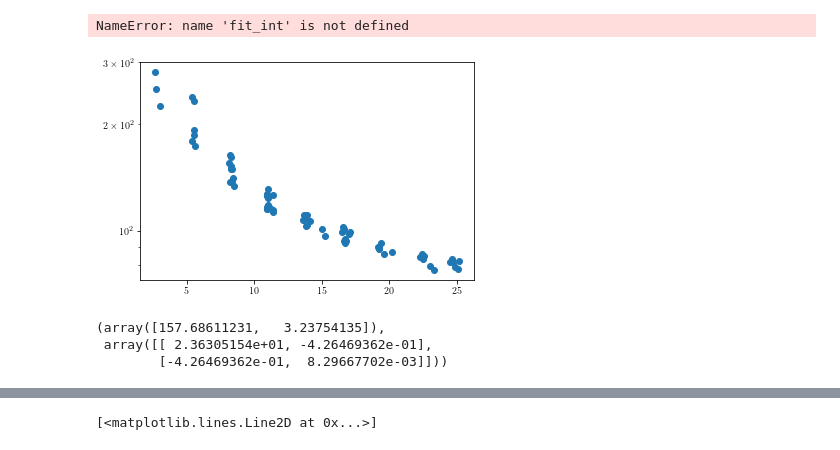
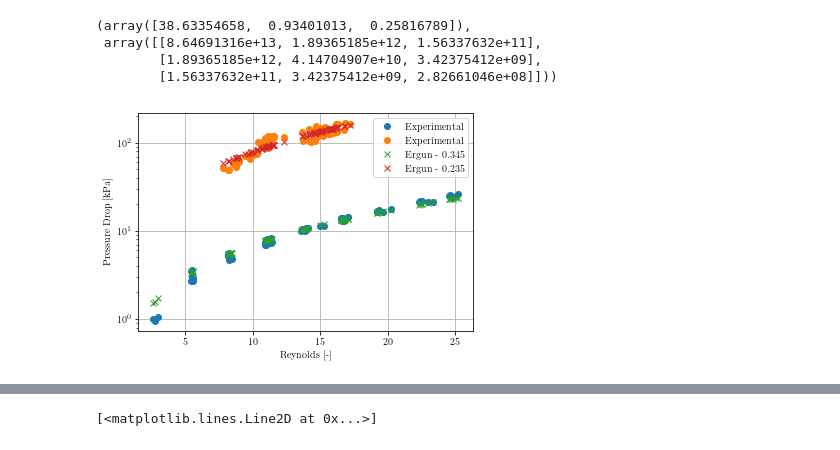
Before and after one commit to gfidelisp/Jupyter, a Jupyter notebook: Codemig/Pressure Drop/Pressur Drop/Results_Henrique/Untitled.ipynb, the cells around one changed output, grey strips where cells are left out. Drawn from its saved outputs; the diff is of its cells as text; code cells hidden in the pictures.

```diff
--- a/Codemig/Pressure Drop/Pressur Drop/Results_Henrique/Untitled.ipynb
+++ b/Codemig/Pressure Drop/Pressur Drop/Results_Henrique/Untitled.ipynb
@@ -12,7 +12,7 @@ from scipy.optimize import curve_fit
 rc('text',usetex = True)
 rc('font', family='serif',size = 12)
 # %%
-Data = xlrd.open_workbook('Results.xlsx') #Import inputs File
+Data = xlrd.open_workbook('Results_.xlsx') #Import inputs File
 Inputs = Data.sheet_by_name('Data')
 
 vs   = array(Inputs.col_values(0)) #Import AMR Length [mm]
@@ -40,3 +26,9 @@ plt.savefig('dP.png',format = 'png', dpi=500,bbox_inches='tight')
+# %%
+Inputs = Data.sheet_by_name('Data_8')
+
+vs_8   = array(Inputs.col_values(0)) #Import AMR Length [mm]
+dP_8   = array(Inputs.col_values(1)) #Import AMR Height [mm]
+Re_8   = array(Inputs.col_values(2)) #Import AMR Length [mm]
 # %%
 L = 50*10**-3
 rho = 1000
@@ -44,17 +36,3 @@ d_p = 290*10**-6
-# %%
-plt.semilogy(Re_HB,dP*1000/L*2*d_p/(rho*vs**2),'o',label = 'Hot Blow')
-#plt.plot(Re_CB,dP_CB*1000/L*2*d_p/(rho*vs_CB**2),'o',label = 'Cold Blow')
-plot(Re_HB,fit_int(vs,150,1.75)*(50*10**-3)/1000*1000/L*2*d_p/(rho*vs**2),'x',label = 'Ergun')
-#plot(Re_HB,fit_int(vs,9/4*150,3/2*1.75)*(50*10**-3)/1000*1000/L*2*d_p/(rho*vs**2),'x',label = 'Ergun (?)')
-plot(Re_HB,fit_int(vs,Coef[0][0],Coef[0][1])*(50*10**-3)/1000*1000/L*2*d_p/(rho*vs**2),'x',label = 'Modified')
-plt.legend()
-plt.grid()
-plt.xlabel('Reynolds [-]')
-plt.ylabel('f$_\mathrm{D}$ [-]')
-plt.savefig('f.png',format = 'png', dpi=500,bbox_inches='tight')
-# %% [output]
-NameError: name 'fit_int' is not defined
-[figure, removed]
 # %%
 def fit_int(X,a,b,Epsilon):
     vs =  X
@@ -68,8 +47,25 @@ def fit_int(X,a,b,Epsilon):
 Coef = curve_fit(fit_int,(vs),1000*dP/(50*10**-3),maxfev=10000)
 Coef
 # %% [output]
-(array([157.68611231,   3.23754135]),
- array([[ 2.36305154e+01, -4.26469362e-01],
-        [-4.26469362e-01,  8.29667702e-03]]))
+(array([38.63354658,  0.93401013,  0.25816789]),
+ array([[8.64691316e+13, 1.89365185e+12, 1.56337632e+11],
+        [1.89365185e+12, 4.14704907e+10, 3.42375412e+09],
+        [1.56337632e+11, 3.42375412e+09, 2.82661046e+08]]))
 # %%
 aux = np.arange(0,30)
+# %%
+plt.semilogy(Re_HB,dP,'o',label = 'Experimental')
+plt.semilogy(Re_8,dP_8,'o',label = 'Experimental')
+#plt.plot(Re_CB,dP_CB,'o',label = 'Cold Blow')
+semilogy(Re_HB,fit_int(vs,150,1.75,0.345)*(50*10**-3)/1000,'x',label = 'Ergun - 0.345')
+semilogy(Re_8,fit_int(vs_8,150,1.75,0.235)*(100*10**-3)/1000,'x',label = 'Ergun - 0.235')
+#plot(Re_HB,fit_int(vs,150,1.75,0.465)*(50*10**-3)/1000,'x',label = 'Ergun - 0.465')
+#plot(Re_HB,fit_int(vs,9/4*150,3/2*1.75)*(50*10**-3)/1000,'x',label = 'Ergun (?)')
+#plot(Re_HB,fit_int(vs,Coef[0][0],Coef[0][1],0.37)*(50*10**-3)/1000,'x',label = 'Modified')
+plt.legend()
+plt.grid()
+plt.xlabel('Reynolds [-]')
+plt.ylabel('Pressure Drop [kPa]')
+plt.savefig('dP.png',format = 'png', dpi=500,bbox_inches='tight')
+# %% [output]
+[figure, added]
```
Also changed, not shown: parts of 5 cells of this notebook, 46 other files.
